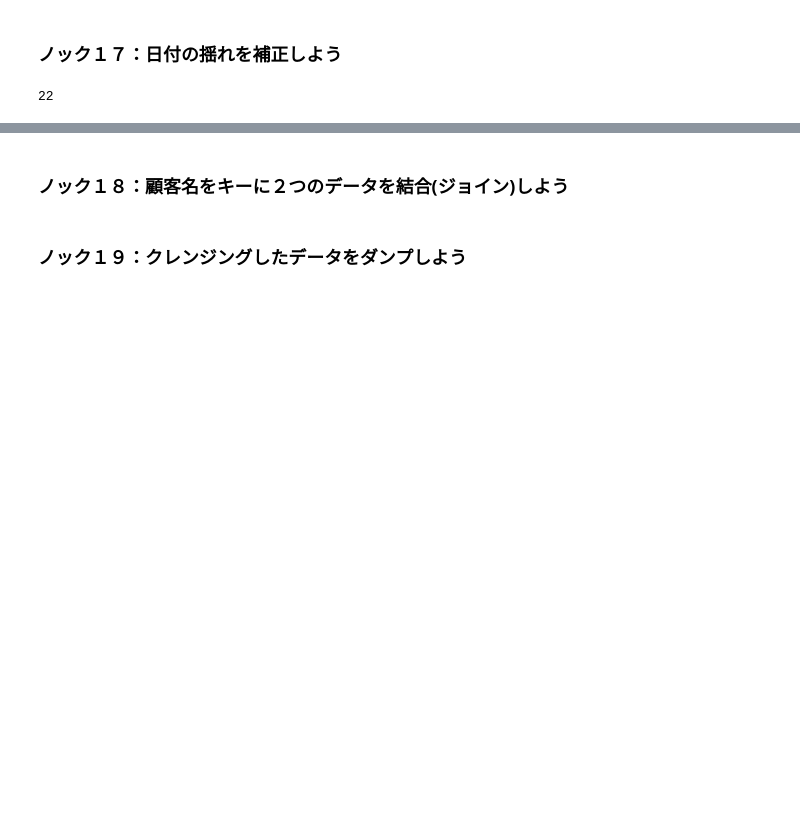
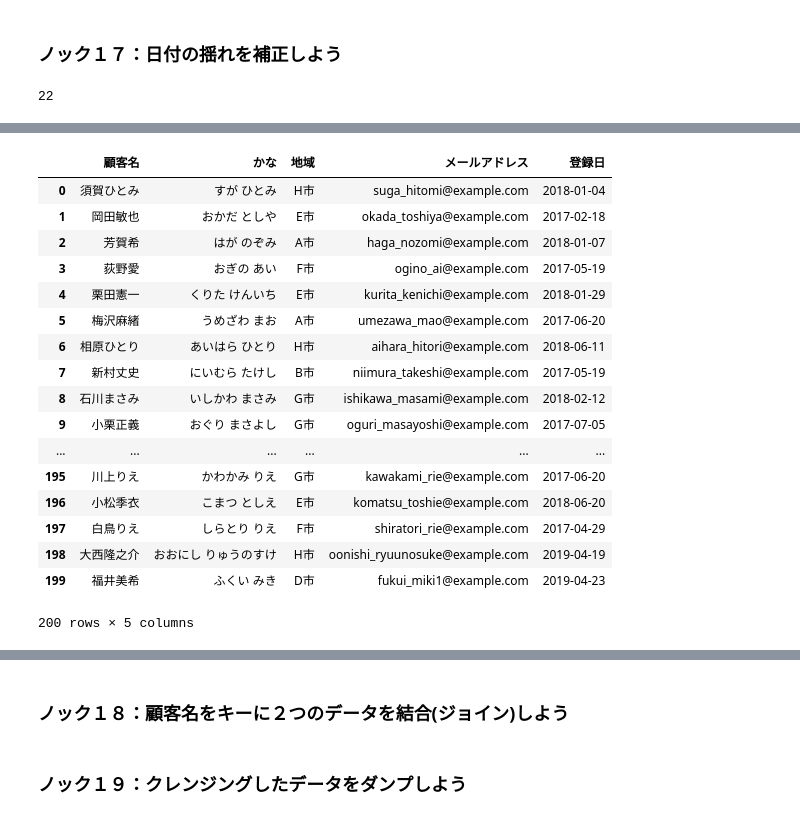
Before and after one commit to Ayakke/100knock, a Jupyter notebook: サンプルコード_20201021/2章/2章_小売店のデータでデータ加工を行う10本ノック.ipynb, the cells around one changed output, grey strips where cells are left out. Cells and saved outputs as stored; diff of their text form; code cells hidden in the pictures; blank space fills up the shorter version.

```diff
--- a/サンプルコード_20201021/2章/2章_小売店のデータでデータ加工を行う10本ノック.ipynb
+++ b/サンプルコード_20201021/2章/2章_小売店のデータでデータ加工を行う10本ノック.ipynb
@@ -211,3 +215,6 @@ flg_is_serial = kokyaku_data["登録日"].astype("str").str.isdigit()
 flg_is_serial.sum()
 # %% [output]
 22
+# %%
+fromSerial = pd.to_timedelta(kokyaku_data.loc[flg_is_serial, "登録日"].astype("float"), unit="D") + pd.to_datetime("1900/01/01")
+fromSerial
@@ -213,0 +239,3 @@ flg_is_serial.sum()
+# %%
+fromString = pd.to_datetime(kokyaku_data.loc[~flg_is_serial, "登録日"])
+fromString
@@ -213,0 +260,22 @@ flg_is_serial.sum()
+# %%
+kokyaku_data["登録日"] = pd.concat([fromSerial, fromString])
+kokyaku_data
+# %% [output]
+|  | 顧客名 | かな | 地域 | メールアドレス | 登録日 |
+| 0 | 須賀ひとみ | すが ひとみ | H市 | suga_hitomi@example.com | 2018-01-04 |
+| 1 | 岡田敏也 | おかだ としや | E市 | okada_toshiya@example.com | 2017-02-18 |
+| 2 | 芳賀希 | はが のぞみ | A市 | haga_nozomi@example.com | 2018-01-07 |
+| 3 | 荻野愛 | おぎの あい | F市 | ogino_ai@example.com | 2017-05-19 |
+| 4 | 栗田憲一 | くりた けんいち | E市 | kurita_kenichi@example.com | 2018-01-29 |
+| 5 | 梅沢麻緒 | うめざわ まお | A市 | umezawa_mao@example.com | 2017-06-20 |
+| 6 | 相原ひとり | あいはら ひとり | H市 | aihara_hitori@example.com | 2018-06-11 |
+| 7 | 新村丈史 | にいむら たけし | B市 | niimura_takeshi@example.com | 2017-05-19 |
+| 8 | 石川まさみ | いしかわ まさみ | G市 | ishikawa_masami@example.com | 2018-02-12 |
+| 9 | 小栗正義 | おぐり まさよし | G市 | oguri_masayoshi@example.com | 2017-07-05 |
+| ... | ... | ... | ... | ... | ... |
+| 195 | 川上りえ | かわかみ りえ | G市 | kawakami_rie@example.com | 2017-06-20 |
+| 196 | 小松季衣 | こまつ としえ | E市 | komatsu_toshie@example.com | 2018-06-20 |
+| 197 | 白鳥りえ | しらとり りえ | F市 | shiratori_rie@example.com | 2017-04-29 |
+| 198 | 大西隆之介 | おおにし りゅうのすけ | H市 | oonishi_ryuunosuke@example.com | 2019-04-19 |
+| 199 | 福井美希 | ふくい みき | D市 | fukui_miki1@example.com | 2019-04-23 |
+200 rows × 5 columns
```
Also changed, not shown: parts of 6 cells of this notebook.
